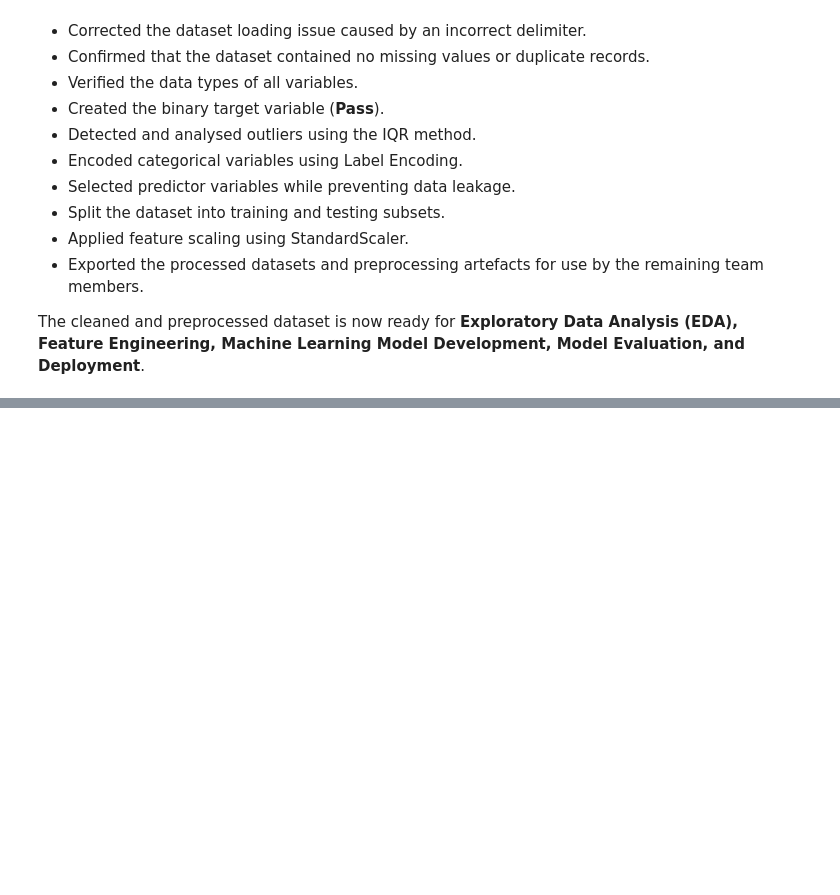
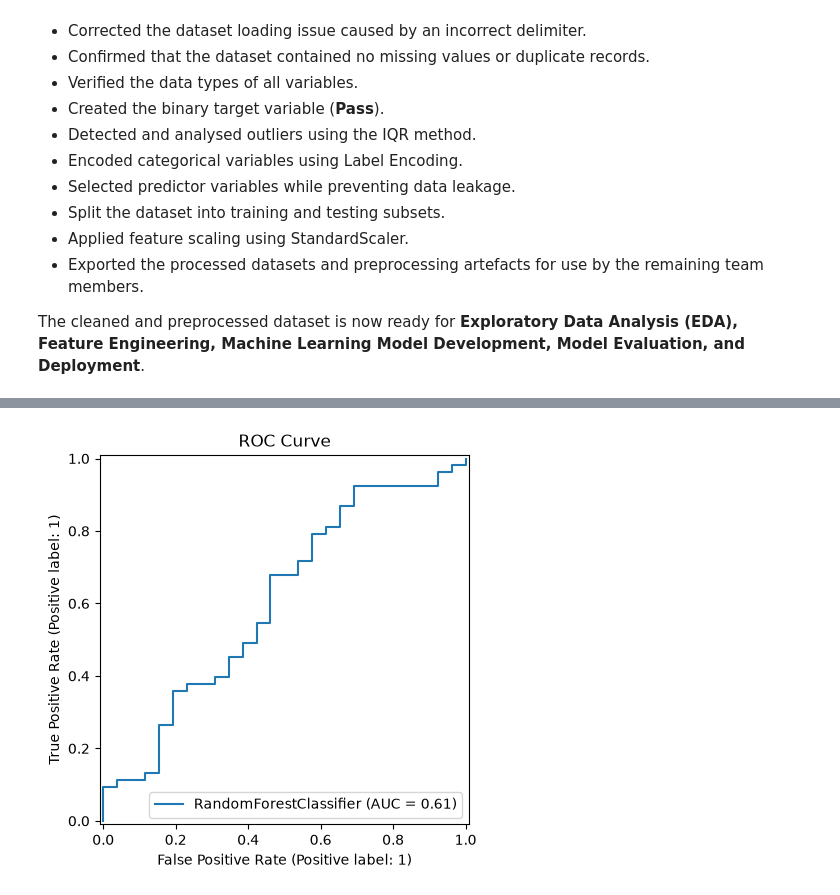
Before and after one commit to kukubutrous/Student-Performance-Prediction, a Jupyter notebook: notebooks/student_prediction.ipynb, the cells around one changed output, grey strips where cells are left out. Cells and saved outputs as stored; diff of their text form; code cells hidden in the pictures; blank space fills up the shorter version.

```diff
--- a/notebooks/student_prediction.ipynb
+++ b/notebooks/student_prediction.ipynb
@@ -1248,0 +1698,8 @@ The cleaned and preprocessed dataset is now ready for **Exploratory Data Analysi
+# %%
+RocCurveDisplay.from_estimator(best_model,X_test,y_test)
+
+plt.title("ROC Curve")
+
+plt.show()
+# %% [output]
+[figure, added]
```
Also changed, not shown: parts of 34 cells of this notebook, 9 other files.
